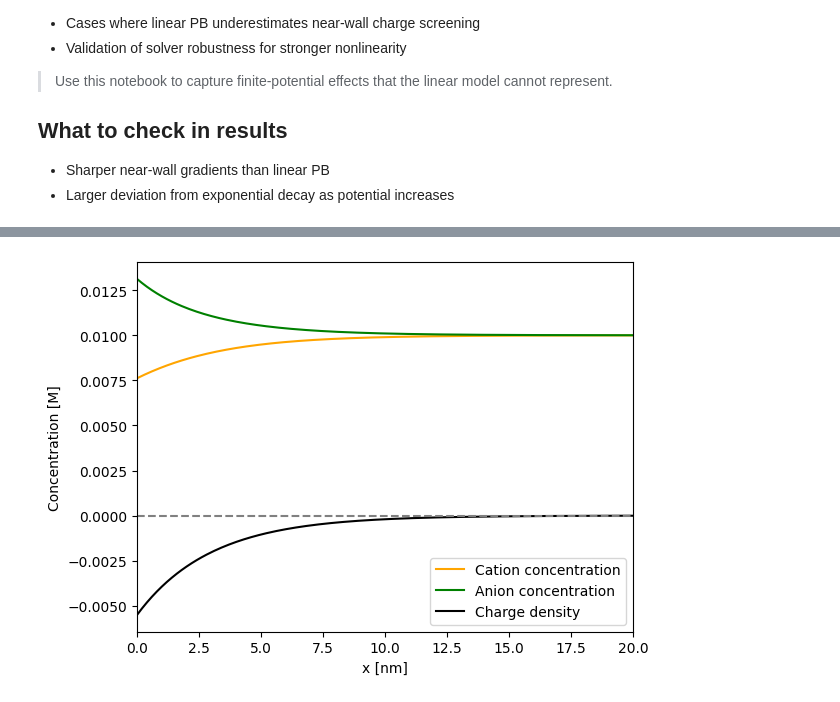
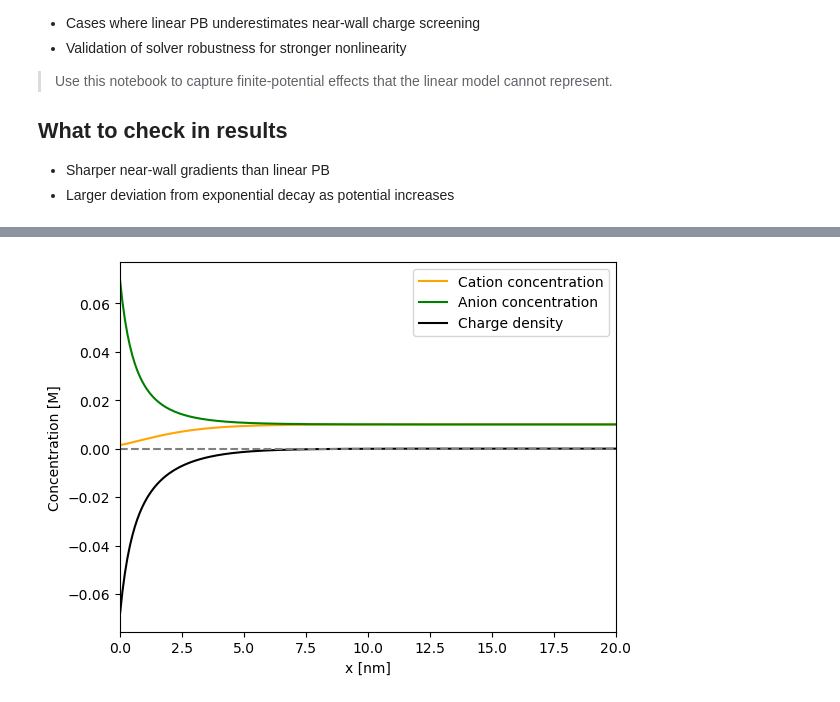
Before and after one commit to ChiahsinChu/fdm-edl, a Jupyter notebook: examples/00.1D-PB_analytical/non-linear_pb.ipynb, the cells around one changed output, grey strips where cells are left out. Saved outputs shown, nothing was run; the diff lists cells and outputs as text; code cells hidden in the pictures.

```diff
--- a/examples/00.1D-PB_analytical/non-linear_pb.ipynb
+++ b/examples/00.1D-PB_analytical/non-linear_pb.ipynb
@@ -86,21 +97,21 @@ plt.show()
 # %%
 fig, ax = plt.subplots()
 
 # ion conc in mol/L
-c_cation = non_linear_pb.edl_status.ion_conc["Na"]
-c_anion = non_linear_pb.edl_status.ion_conc["Cl"]
+c_cation = non_linear_pb.edl_status.ion_conc["Ca"]
+c_anion = non_linear_pb.edl_status.ion_conc["SO4"]
 
 ax.plot(x.to("nm"), c_cation, color="orange", label="Cation concentration")
 ax.plot(x.to("nm"), c_anion, color="green", label="Anion concentration")
 ax.plot(x.to("nm"), c_cation - c_anion, color="k", label="Charge density")
 
 ax.axhline(0.0, color="gray", linestyle="dashed")
 
 ax.set_xlim(0, 20)
 ax.set_xlabel("x [nm]")
 ax.set_ylabel("Concentration [M]")
 ax.legend()
 
 plt.show()
 # %% [output]
-[figure, old version]
+[figure, new version]
```
Also changed, not shown: parts of 5 cells of this notebook, 7 other files.
